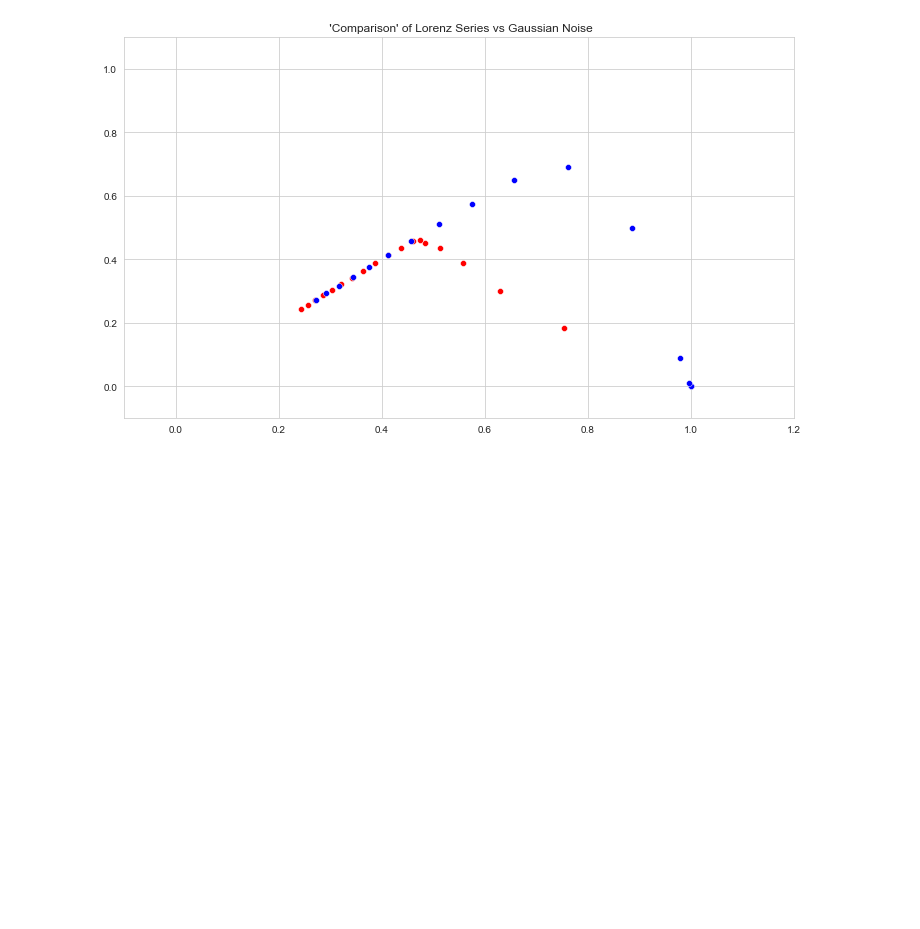
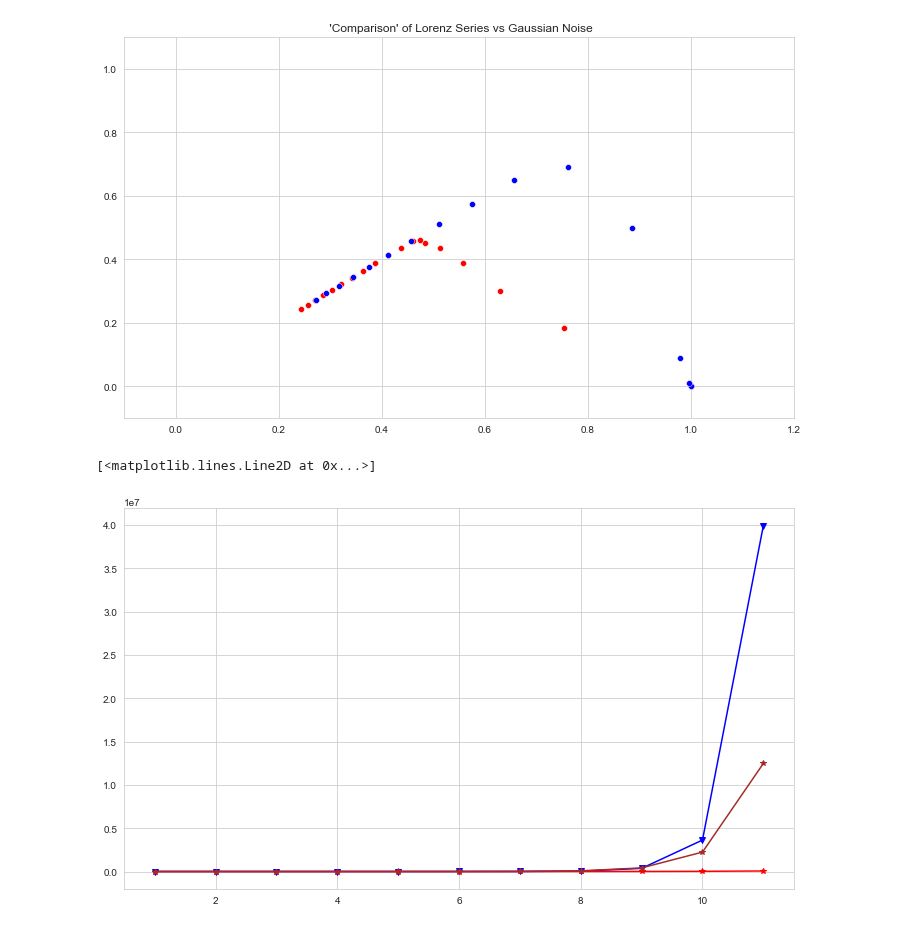
Before and after one commit to BorovTech/Timeseries_project, a Jupyter notebook: Ent_Compl.ipynb, the cells around one changed output. Cells and saved outputs as stored; diff of their text form; code cells hidden in the pictures; blank space fills up the shorter version.

```diff
--- a/Ent_Compl.ipynb
+++ b/Ent_Compl.ipynb
@@ -298,3 +298,11 @@ plt.title(" 'Comparison' of Lorenz Series vs Gaussian Noise")
 # %% [output]
 Text(0.5, 1.0, " 'Comparison' of Lorenz Series vs Gaussian Noise")
 [figure]
+# %%
+def custom_factorial(n=1):
+    arr = []
+    product = 1
+    for i in range(1, n+1):
+        product *= i
+        arr.append(product)
+    return arr
@@ -300,0 +311,26 @@ Text(0.5, 1.0, " 'Comparison' of Lorenz Series vs Gaussian Noise")
+# %%
+plt.figure(figsize=(12, 7))
+
+temp = 11
+
+facts = custom_factorial(temp)
+x = np.array(list(range(1, temp + 1)))
+plt.plot(x, facts, marker='v', color='b')
+
+exps = np.exp(x)
+plt.plot(x, exps, marker='*', color='r')
+
+# exps_square = np.exp(x ** 2)
+# plt.plot(x, exps_square, marker='*', color='g')
+
+# exps_cust_power = np.exp(x ** 1.5)
+# plt.plot(x, exps_cust_power, marker='*', color='brown')
+
+# exps_cust_power = np.exp(x ** 1.20)
+# plt.plot(x, exps_cust_power, marker='*', color='brown')
+
+exps_cust_power = np.exp(x ** (1.055 + temp/100))
+plt.plot(x, exps_cust_power, marker='*', color='brown')
+# %% [output]
+[<matplotlib.lines.Line2D at 0x...>]
+[figure, added]
```
Also changed, not shown: parts of 3 cells of this notebook.
